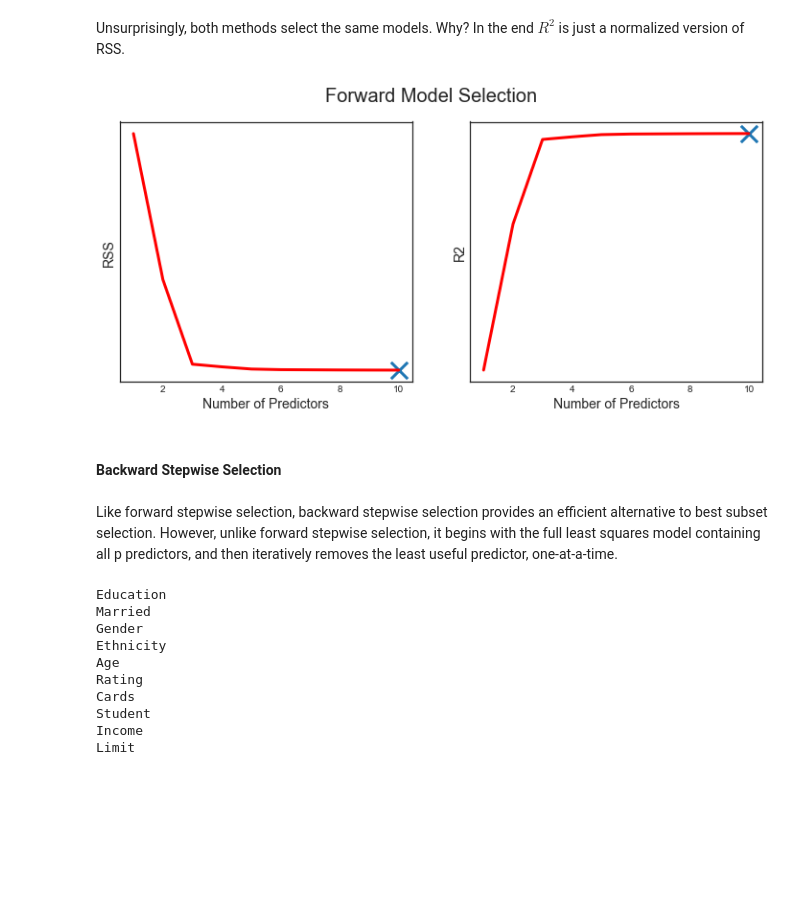
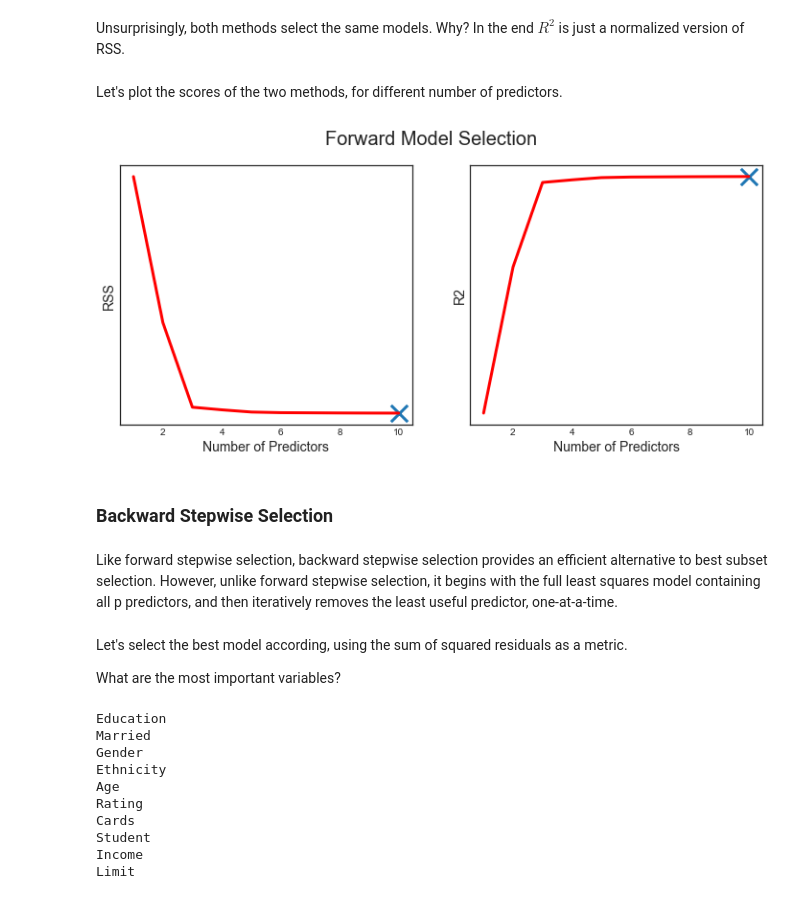
Before and after one commit to matteocourthoud/Machine-Learning-for-Economic-Analysis, a Jupyter notebook: notebooks/5-regularization.ipynb, the cells around one changed output. Drawn from its saved outputs; the diff is of its cells as text; code cells hidden in the pictures; blank space fills up the shorter version.

```diff
--- a/notebooks/5-regularization.ipynb
+++ b/notebooks/5-regularization.ipynb
@@ -224,28 +247,36 @@ Married
 Education
 # %% [markdown]
 Unsurprisingly, both methods select the same models. Why? In the end $R^2$ is just a normalized version of RSS.
+# %% [markdown]
+Let's plot the scores of the two methods, for different number of predictors.
 # %%
-fig, (ax1,ax2) = plt.subplots(1,2)
-fig.suptitle('Forward Model Selection')
+# New figure 1
+def make_new_figure_1():
 
-# RSS
-ax1.plot(range(1,K+1), fms_RSS, c='r');
-ax1.scatter(np.argmin(fms_RSS)+1, np.min(fms_RSS), marker='x', s=300)
-ax1.set_ylabel('RSS');
+    # Init
+    fig, (ax1,ax2) = plt.subplots(1,2)
+    fig.suptitle('Forward Model Selection')
 
-# R2
-ax2.plot(range(1,K+1), fms_R2, c='r');
-ax2.scatter(np.argmax(fms_R2)+1, np.max(fms_R2), marker='x', s=300)
-ax2.set_ylabel('R2');
+    # RSS
+    ax1.plot(range(1,K+1), fms_RSS, c='r');
+    ax1.scatter(np.argmin(fms_RSS)+1, np.min(fms_RSS), marker='x', s=300)
+    ax1.set_ylabel('RSS');
 
-# All axes;
-for ax in fig.axes:
-    ax.set_xlabel('Number of Predictors');
-    ax.set_yticks([]);
+    # R2
+    ax2.plot(range(1,K+1), fms_R2, c='r');
+    ax2.scatter(np.argmax(fms_R2)+1, np.max(fms_R2), marker='x', s=300)
+    ax2.set_ylabel('R2');
+
+    # All axes;
+    for ax in fig.axes:
+        ax.set_xlabel('Number of Predictors');
+        ax.set_yticks([]);
-# %% [output]
-[figure, removed]
+# %%
+make_new_figure_1()
+# %% [output]
+[figure, added]
 # %% [markdown]
-#### Backward Stepwise Selection
+### Backward Stepwise Selection
 # %% [markdown]
 Like forward stepwise selection, backward stepwise selection provides an efficient alternative to best subset selection. However, unlike forward stepwise selection, it begins with the full least squares model containing all p predictors, and then iteratively removes the least useful predictor, one-at-a-time.
 # %%
@@ -286,6 +317,10 @@ def backward_selection(X, y, f):
         fms_scores[k-1] = np.min(temp_scores)
 
     return fms_scores
+# %% [markdown]
+Let's select the best model according, using the sum of squared residuals as a metric.
+
+What are the most important variables?
 # %%
 # Backward selection by RSS
 rss = lambda reg : reg.ssr
```
Also changed, not shown: parts of 75 cells of this notebook, 1 other file.
